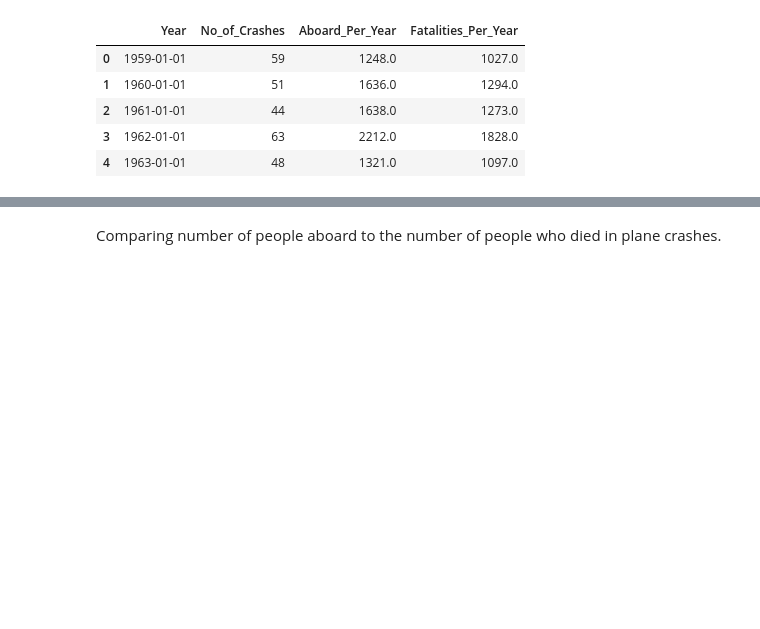
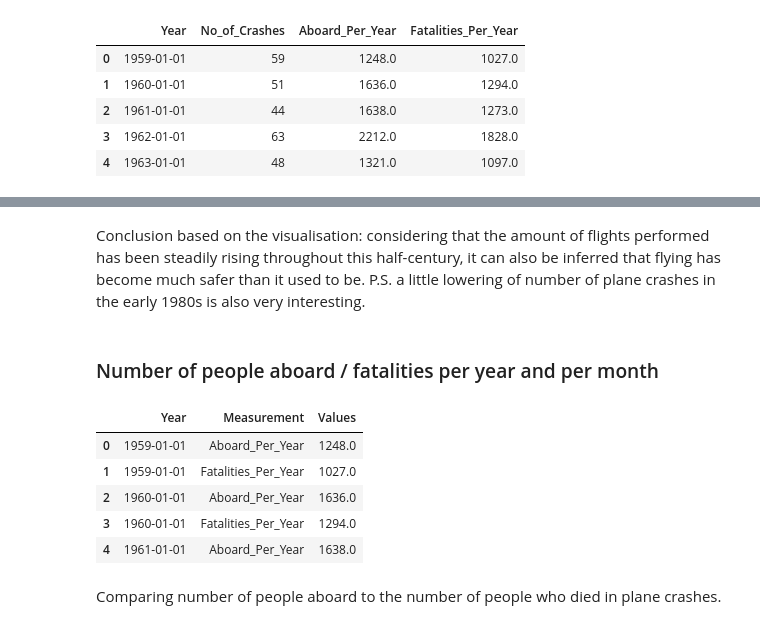
Before and after one commit to myroslavarm/datavis, a Jupyter notebook: datavis_project.ipynb, the cells around one changed output, grey strips where cells are left out. Saved outputs shown, nothing was run; the diff lists cells and outputs as text; code cells hidden in the pictures; blank space fills up the shorter version.

```diff
--- a/datavis_project.ipynb
+++ b/datavis_project.ipynb
@@ -158,5 +164,22 @@ alt.Chart(vis2).mark_bar().encode(
 # %% [output]
 [interactive output not drawn]
+# %% [markdown]
+Conclusion based on the visualisation: considering that the amount of flights performed has been steadily rising throughout this half-century, it can also be inferred that flying has become much safer than it used to be.
+P.S. a little lowering of number of plane crashes in the early 1980s is also very interesting.
+# %% [markdown]
+### Number of people aboard / fatalities per year and per month
+# %%
+vis23 = vis2.drop('No_of_Crashes', 1)
+vis23 = vis23.melt('Year', var_name='Measurement', value_name='Values')
+vis23 = vis23.groupby(["Year", "Measurement", "Values"]).sum().reset_index()
+vis23.head()
+# %% [output]
+|  | Year | Measurement | Values |
+| 0 | 1959-01-01 | Aboard_Per_Year | 1248.0 |
+| 1 | 1959-01-01 | Fatalities_Per_Year | 1027.0 |
+| 2 | 1960-01-01 | Aboard_Per_Year | 1636.0 |
+| 3 | 1960-01-01 | Fatalities_Per_Year | 1294.0 |
+| 4 | 1961-01-01 | Aboard_Per_Year | 1638.0 |
 # %% [markdown]
 Comparing number of people aboard to the number of people who died in plane crashes.
 # %%
```
Also changed, not shown: parts of 21 cells of this notebook.
